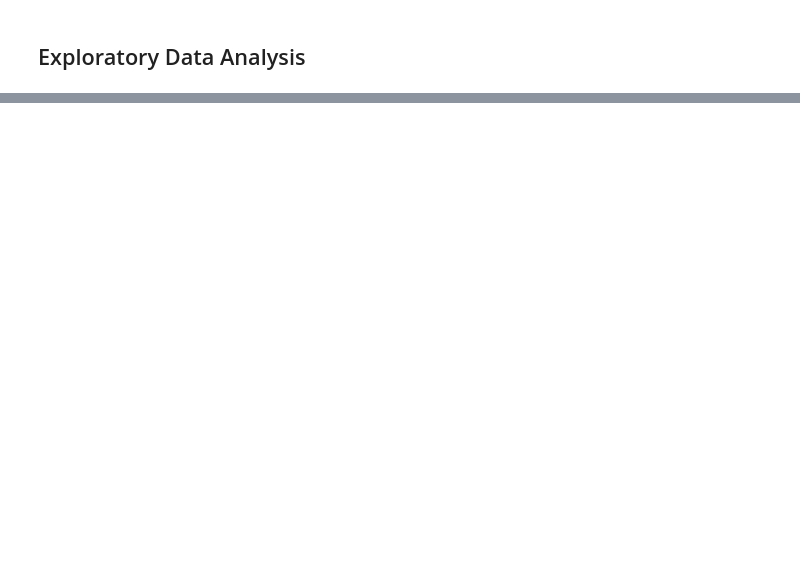
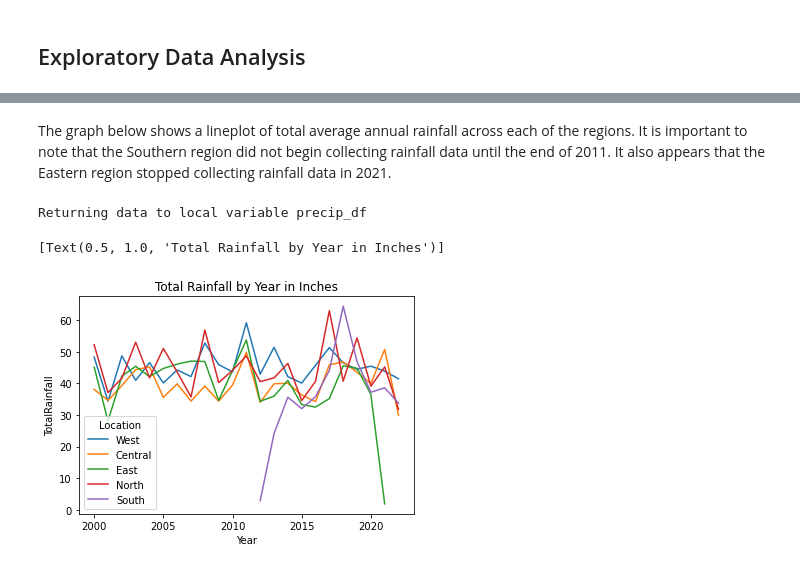
Before and after one commit to margaretquirk7/info2950, a Jupyter notebook: MQuirk_SUtech_PhaseII.ipynb, the cells around one changed output, grey strips where cells are left out. Cells and saved outputs as stored; diff of their text form; code cells hidden in the pictures; blank space fills up the shorter version.

```diff
--- a/MQuirk_SUtech_PhaseII.ipynb
+++ b/MQuirk_SUtech_PhaseII.ipynb
@@ -200,0 +263,12 @@ Attributes are not very descriptive: The attributes for different weather events
+# %% [markdown]
+The graph below shows a lineplot of total average annual rainfall across each of the regions. It is important to note that the Southern region did not begin collecting rainfall data until the end of 2011. It also appears that the Eastern region stopped collecting rainfall data in 2021.
+# %%
+#Comparison of annual rainfall
+agg_df['Year'] = agg_df['DATE'].dt.year
+%sql precip_df << select Year, Location, sum(Precipitation) as TotalRainfall, sum(Snowfall) as TotalSnowfall from agg_df group by Year, Location order by Year
+precip_df['TotalPrecipitation'] = precip_df['TotalRainfall'] + precip_df['TotalSnowfall']
+sns.lineplot(x='Year', y='TotalRainfall', hue = 'Location', data = precip_df).set(title = 'Total Rainfall by Year in Inches')
+# %% [output]
+Returning data to local variable precip_df
+[Text(0.5, 1.0, 'Total Rainfall by Year in Inches')]
+[figure, added]
```
Also changed, not shown: parts of 18 cells of this notebook.
